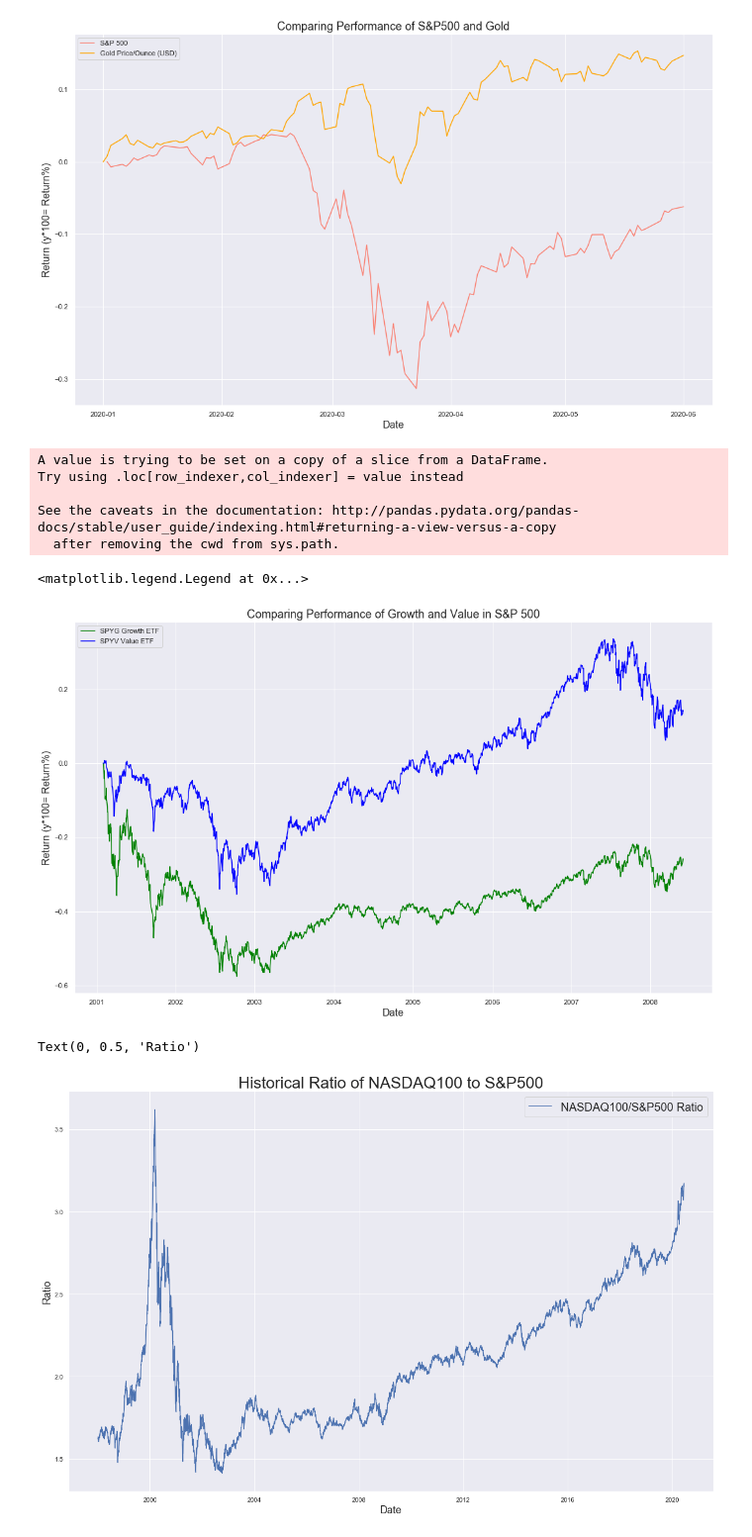
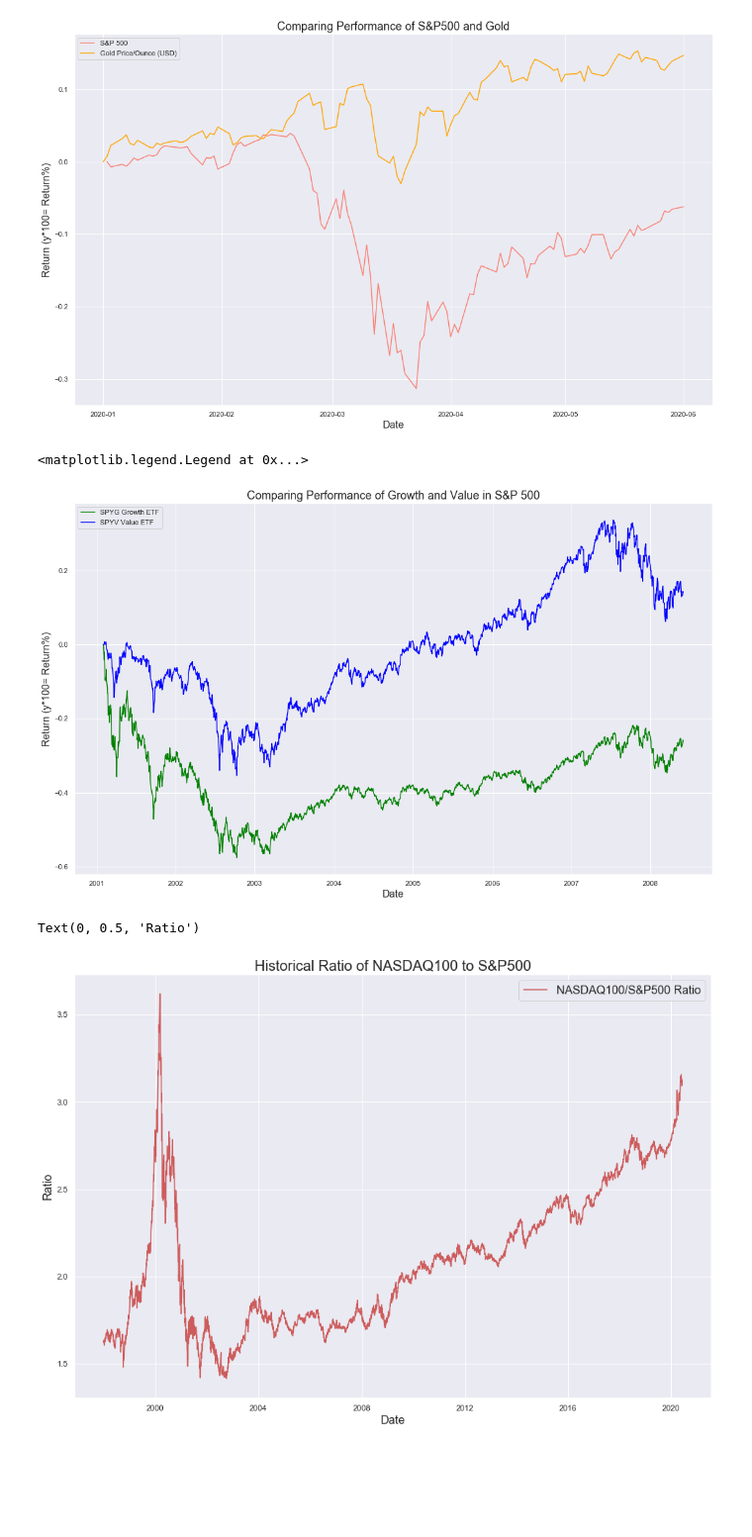
Before and after one commit to vikranttkumar/QuantitativeEasingEffects_Equities, a Jupyter notebook: Quantitative Easing Across Asset Classes.ipynb, the cells around one changed output. Shown at 99% size. Drawn from its saved outputs; the diff is of its cells as text; code cells hidden in the pictures; blank space fills up the shorter version.

```diff
--- a/Quantitative Easing Across Asset Classes.ipynb
+++ b/Quantitative Easing Across Asset Classes.ipynb
@@ -385,11 +388,13 @@ def merge_loc_ret(StartDate, EndDate, df_left, df_right):
 # SPY_price_1996 = SPY_daily.loc[(SPY_daily['Date'] >= pd.to_datetime('1996-01-01'))&(SPY_daily['Date'] <= pd.to_datetime('2020-06-01'))]
 
 # Gold_vs_SPY = SPY_price_1996.merge(Gold_hist_1996, left_on='Date', right_on='Date', how='left')
+sns.set(rc={'figure.figsize':(14,10)})
 Gold_vs_SPY = merge_loc_ret('1996-01-01','2020-06-15',SPY_daily,Gold_hist)
 Gold_vs_SPY['Ratio'] = Gold_vs_SPY['Actual_Price_x']/Gold_vs_SPY['Actual_Price_y']
 Gold_vs_SPY['Inverse_Ratio'] = Gold_vs_SPY['Actual_Price_y']/Gold_vs_SPY['Actual_Price_x']
-
-sns.set(rc={'figure.figsize':(20,16)})
-sns.lineplot(x='Date',y='Ratio',data=Gold_vs_SPY)
+sns.lineplot(x='Date',y='Ratio',data=Gold_vs_SPY, color='salmon')
+plt.title('S&P500 Priced in Gold', size=20)
+plt.ylabel('Ratio',size=16)
+plt.xlabel('Date',size=16)
 # sns.lineplot(x='Date',y='Inverse_Ratio',data=Gold_vs_SPY)
 # %% [output]
@@ -618,29 +645,24 @@ plt.xlabel('Date',size=16)
 plt.ylabel('Return (y*100= Return%)',size=16)
 plt.legend(loc='upper left')
 # %% [output]
-A value is trying to be set on a copy of a slice from a DataFrame.
-Try using .loc[row_indexer,col_indexer] = value instead
-
-See the caveats in the documentation: http://pandas.pydata.org/pandas-docs/stable/user_guide/indexing.html#returning-a-view-versus-a-copy
-  after removing the cwd from sys.path.
+<matplotlib.legend.Legend at 0x...>
-<matplotlib.legend.Legend at 0x...>
 [figure]
 # %%
 # QQQ_price_1998 = QQQ_price.loc[(QQQ_price['Date'] >= pd.to_datetime('1998-01-01'))&(QQQ_price['Date'] <= pd.to_datetime('2020-06-01'))]
 # SPY_price_1998 = SPY_daily.loc[(SPY_daily['Date'] >= pd.to_datetime('1998-01-01'))&(SPY_daily['Date'] <= pd.to_datetime('2020-06-01'))]
 # QQQ_SPY = pd.DataFrame({"Date":SPY_price_1998['Date'],
 #                        "Ratio":QQQ_price_1998['Actual_Price']/SPY_price_1998['Actual_Price']})
 QQQ_SPY = merge_loc_ret('1998-01-01','2020-06-15', SPY_daily, QQQ_price)
 QQQ_SPY['Ratio'] = QQQ_SPY['Actual_Price_x']/QQQ_SPY['Actual_Price_y']
 QQQ_SPY['Inverse_Ratio'] = QQQ_SPY['Actual_Price_y']/QQQ_SPY['Actual_Price_x']
-sns.lineplot(x='Date',y='Inverse_Ratio',data=QQQ_SPY, label='NASDAQ100/S&P500 Ratio')
-plt.title("Historical Ratio of NASDAQ100 to S&P500", size=28)
-plt.legend(loc='upper right', fontsize=20)
-plt.xlabel("Date", size=18)
-plt.ylabel("Ratio", size=18)
+sns.lineplot(x='Date',y='Inverse_Ratio',data=QQQ_SPY, label='NASDAQ100/S&P500 Ratio', color= 'indianred')
+plt.title("Historical Ratio of NASDAQ100 to S&P500", size=20)
+plt.legend(loc='upper right', fontsize=16)
+plt.xlabel("Date", size=16)
+plt.ylabel("Ratio", size=16)
 # %% [output]
 Text(0, 0.5, 'Ratio')
-[figure, old version]
+[figure, new version]
 # %%
 QQQ_SPY.head(100)
 # %% [output]
```
Also changed, not shown: parts of 16 cells of this notebook.
